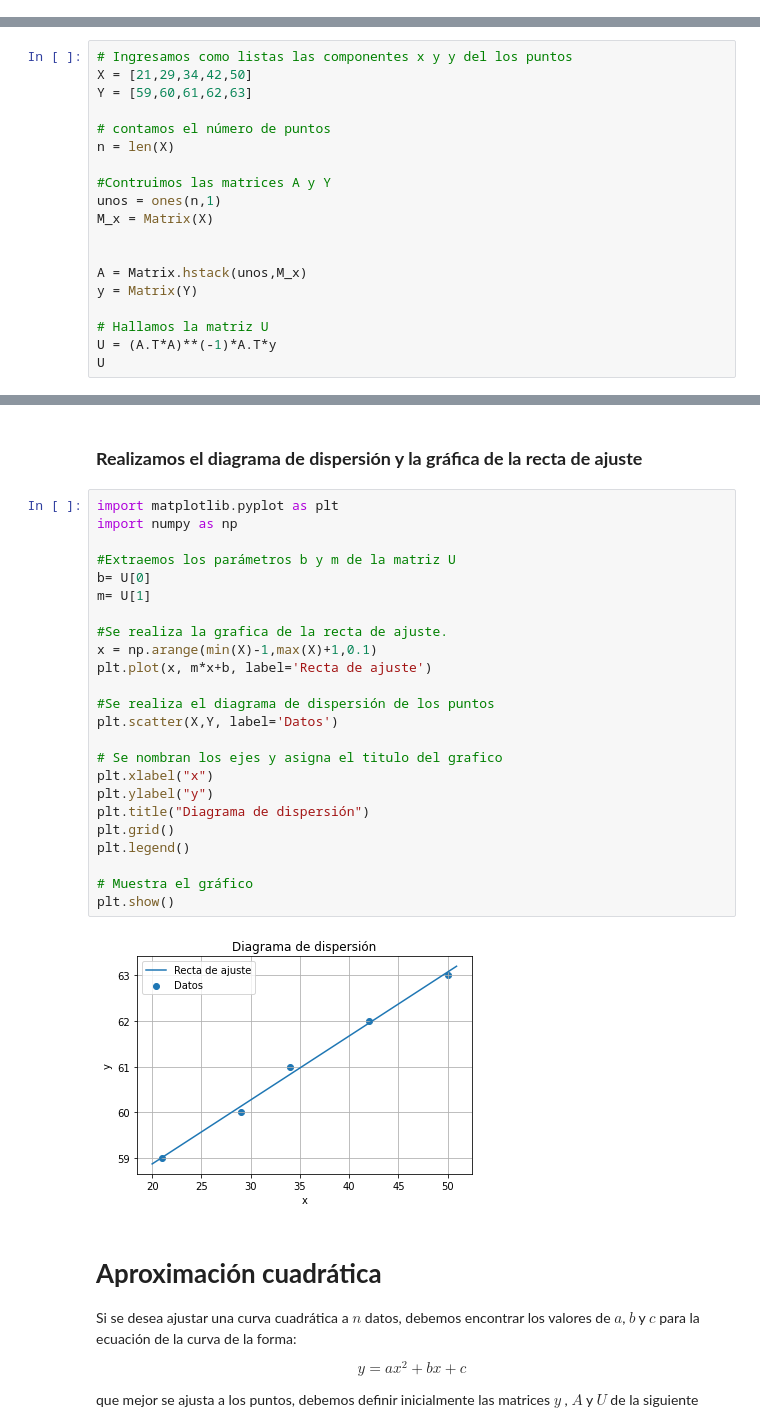
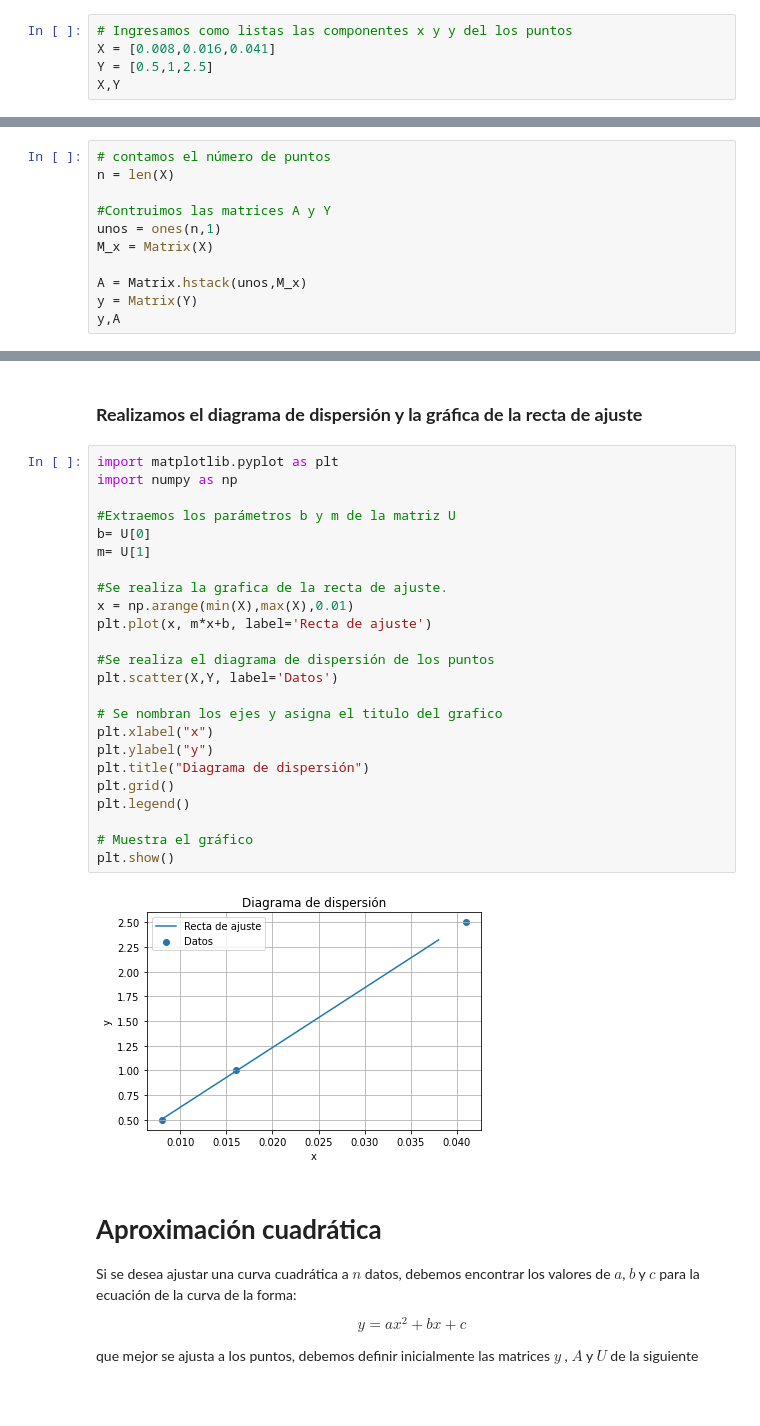
Before and after one commit to Santiago44mendez/ALGEBRA-LINEAL-CON-PYTHON, a Jupyter notebook: Álgebra_lineal_con_Python_Operaciones_con_matrices.ipynb, the cells around one changed output, grey strips where cells are left out. Saved outputs shown, nothing was run; the diff lists cells and outputs as text; blank space fills up the shorter version.

```diff
--- a/Álgebra_lineal_con_Python_Operaciones_con_matrices.ipynb
+++ b/Álgebra_lineal_con_Python_Operaciones_con_matrices.ipynb
@@ -1459,3 +1599,8 @@ Encuentra la recta de mejor ajuste para los datos  que se presentan en la siguie
 b  \\
 m \\
 \end{bmatrix}$**
+# %%
+# Ingresamos como listas las componentes x y y del los puntos
+X = [0.008,0.016,0.041]
+Y = [0.5,1,2.5]
+X,Y
@@ -1462,8 +1609,4 @@ m \\
 # %%
-# Ingresamos como listas las componentes x y y del los puntos
-X = [21,29,34,42,50]
-Y = [59,60,61,62,63]
-
 # contamos el número de puntos
 n = len(X)
 
@@ -1471,11 +1614,7 @@ n = len(X)
 unos = ones(n,1)
 M_x = Matrix(X)
 
-
 A = Matrix.hstack(unos,M_x)
 y = Matrix(Y)
-
-# Hallamos la matriz U
-U = (A.T*A)**(-1)*A.T*y
-U
+y,A
 # %% [output]
@@ -1499,29 +1644,29 @@ m
 # %%
 import matplotlib.pyplot as plt
 import numpy as np
 
 #Extraemos los parámetros b y m de la matriz U
 b= U[0]
 m= U[1]
 
 #Se realiza la grafica de la recta de ajuste.
-x = np.arange(min(X)-1,max(X)+1,0.1)
+x = np.arange(min(X),max(X),0.01)
 plt.plot(x, m*x+b, label='Recta de ajuste')
 
 #Se realiza el diagrama de dispersión de los puntos
 plt.scatter(X,Y, label='Datos')
 
 # Se nombran los ejes y asigna el titulo del grafico
 plt.xlabel("x")
 plt.ylabel("y")
 plt.title("Diagrama de dispersión")
 plt.grid()
 plt.legend()
 
 # Muestra el gráfico
 plt.show()
 # %% [output]
-[figure, old version]
+[figure, new version]
 # %% [markdown]
 # **Aproximación cuadrática**
 
```
Also changed, not shown: parts of 32 cells of this notebook.
